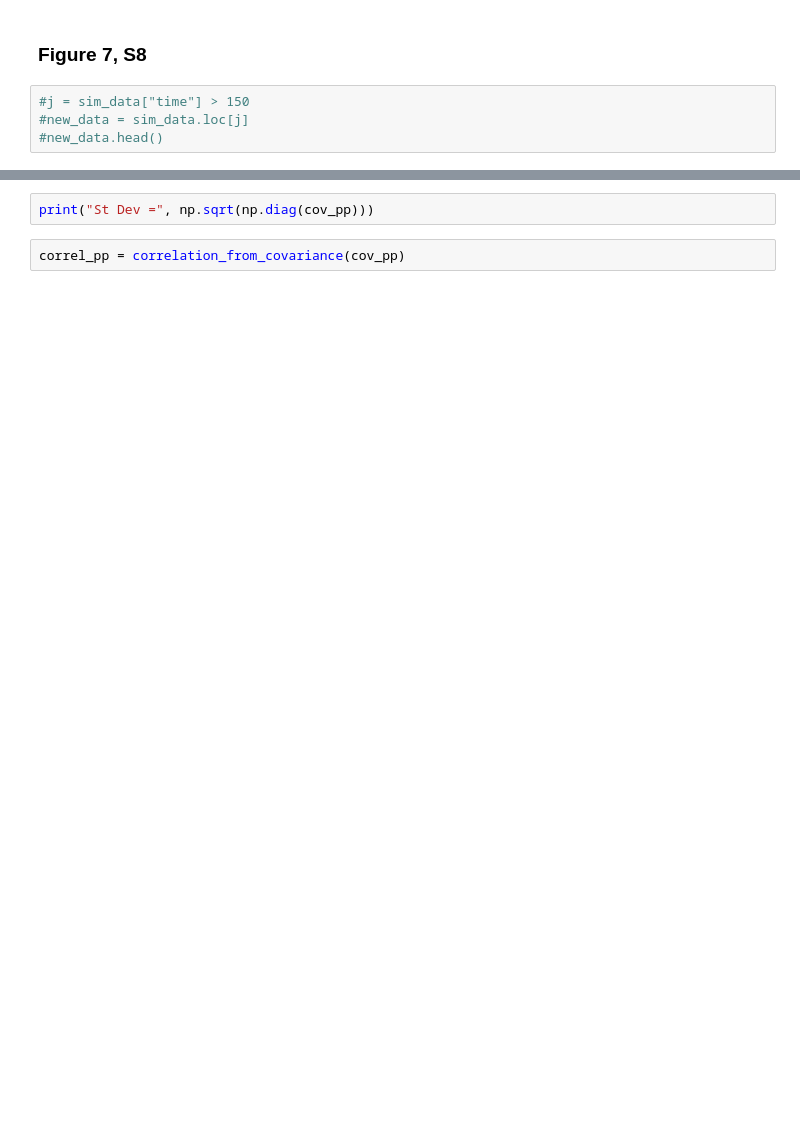
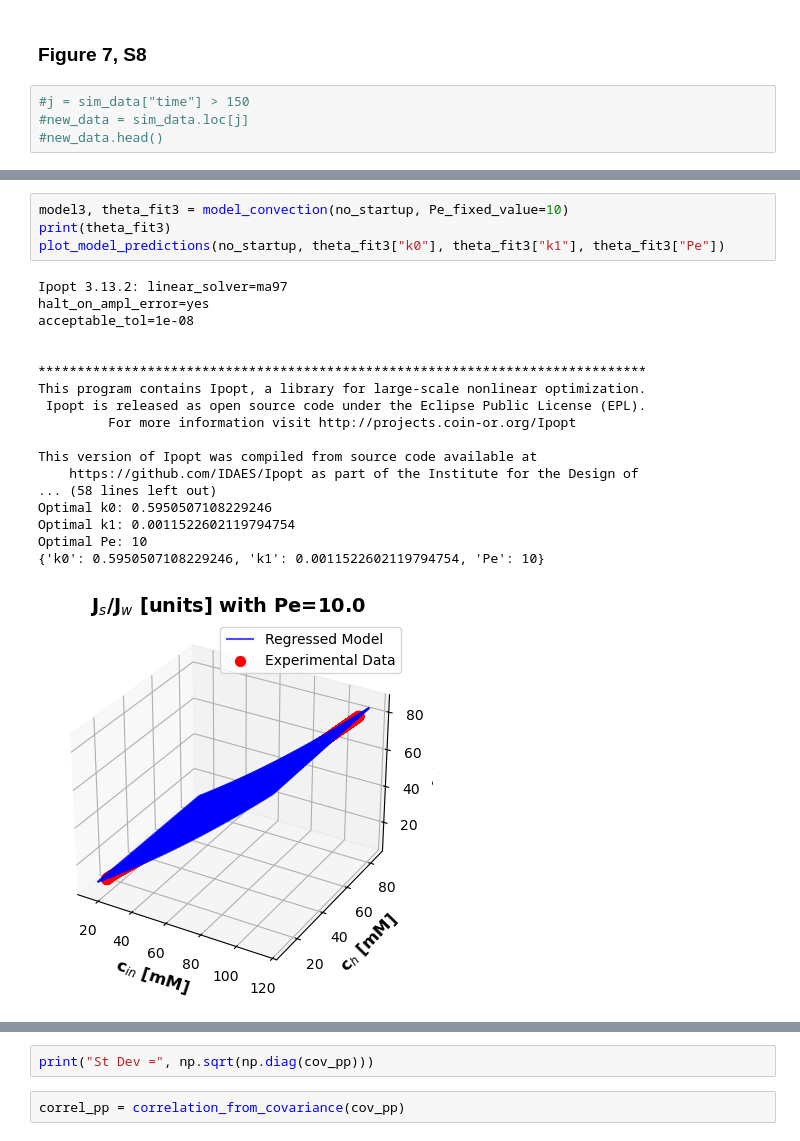
Before and after one commit to dowlinglab/dynamic-diafiltration-pyomo, a Jupyter notebook: DATA2_visualization.ipynb, the cells around one changed output, grey strips where cells are left out. Saved outputs shown, nothing was run; the diff lists cells and outputs as text; blank space fills up the shorter version.

```diff
--- a/DATA2_visualization.ipynb
+++ b/DATA2_visualization.ipynb
@@ -264,3 +442,26 @@ print(theta_fit)
+# %%
+model3, theta_fit3 = model_convection(no_startup, Pe_fixed_value=10)
+print(theta_fit3)
+plot_model_predictions(no_startup, theta_fit3["k0"], theta_fit3["k1"], theta_fit3["Pe"])
+# %% [output]
+Ipopt 3.13.2: linear_solver=ma97
+halt_on_ampl_error=yes
+acceptable_tol=1e-08
+
+
+******************************************************************************
+This program contains Ipopt, a library for large-scale nonlinear optimization.
+ Ipopt is released as open source code under the Eclipse Public License (EPL).
+         For more information visit http://projects.coin-or.org/Ipopt
+
+This version of Ipopt was compiled from source code available at
+    https://github.com/IDAES/Ipopt as part of the Institute for the Design of
+... (58 lines left out)
+Optimal k0: 0.5950507108229246
+Optimal k1: 0.0011522602119794754
+Optimal Pe: 10
+{'k0': 0.5950507108229246, 'k1': 0.0011522602119794754, 'Pe': 10}
+[figure, added]
 # %%
 # Calculate predicted J_s values
 predicted_J_s = [value(model.Js[i]) for i in model.i]
```
Also changed, not shown: parts of 25 cells of this notebook, 2 other files.
